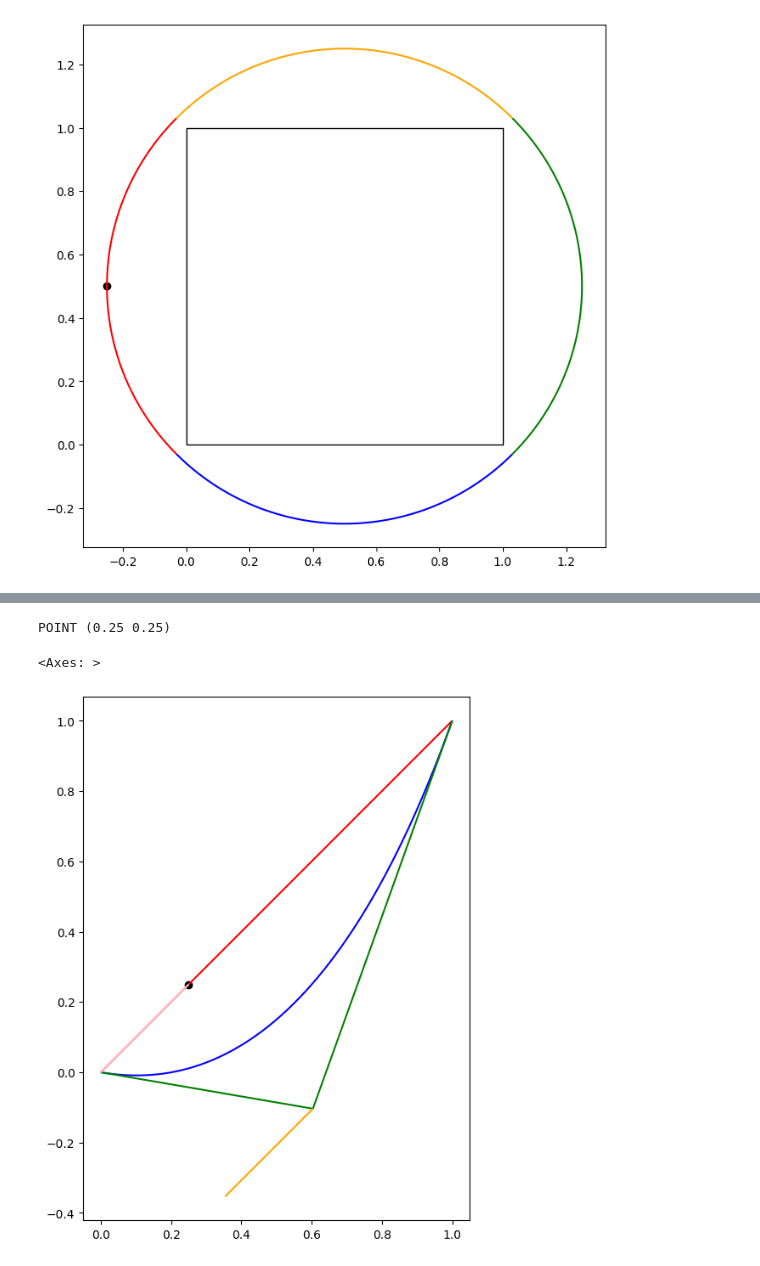
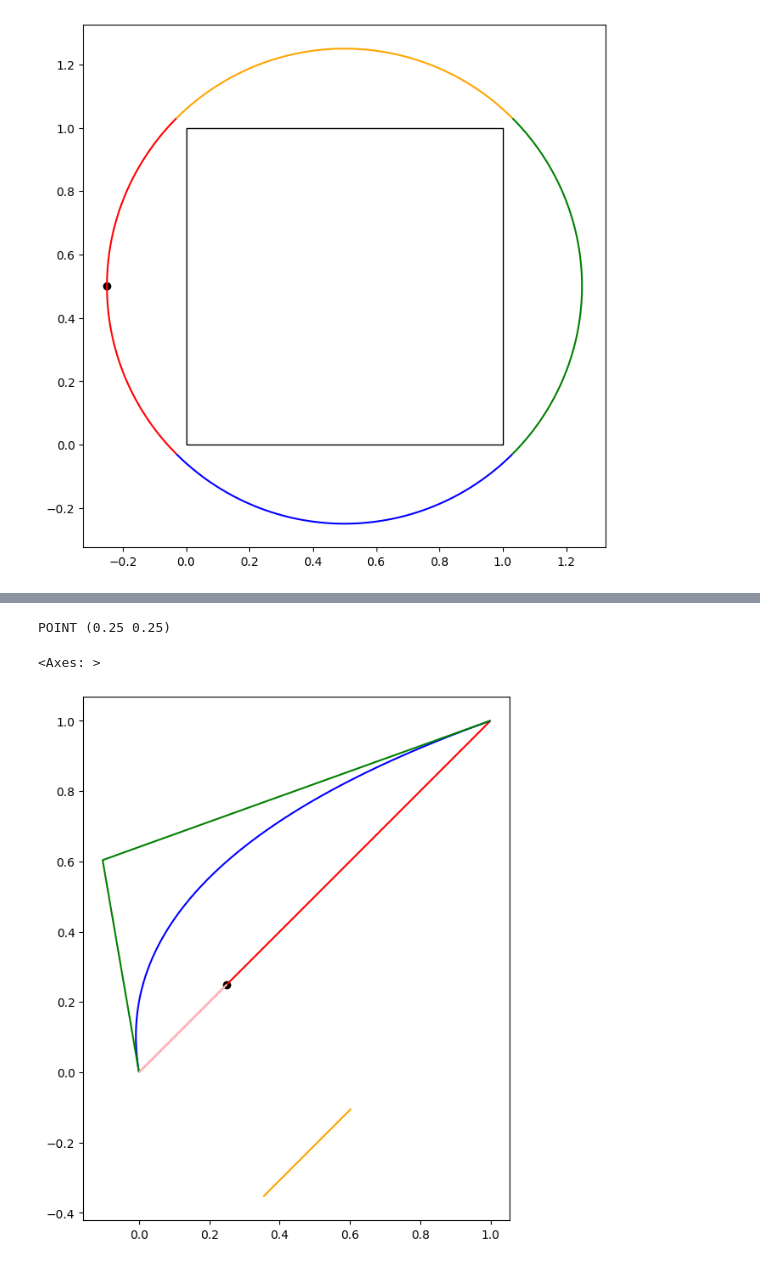
Before and after one commit to paddeaux/radian, a Jupyter notebook: voronoi.ipynb, the cells around one changed output, grey strips where cells are left out. Saved outputs shown, nothing was run; the diff lists cells and outputs as text; code cells hidden in the pictures.

```diff
--- a/voronoi.ipynb
+++ b/voronoi.ipynb
@@ -439,36 +954,36 @@ input_line = loads("LINESTRING(0 0, 1 1)")
 """
 rel_dist = 0.25
 offset_dist = 0.5
-curve_process = LineStringBender(input_line, rel_dist, offset_dist, 'right')
+curve_process = LineStringBender(input_line, rel_dist, offset_dist, 'left')
 
 point_control_on_line = input_line.interpolate(rel_dist, True)
 
 print(curve_process.node_controler_geom())
 
 point_control_line = LineString([
             input_line.coords[0],
             *point_control_on_line.coords[:]
         ])
 offset_line = point_control_line.parallel_offset(
             offset_dist,
             'right'
         )
 
 curve_smooth = curve_process.smooth_curve_geom()
 curve_raw = curve_process.raw_curve_geom()
 
 fig, ax = plt.subplots(1,1, figsize=(10,8))
 
 gpd.GeoSeries(input_line).plot(ax=ax, color='red')
 gpd.GeoSeries(curve_smooth).plot(ax=ax, color='blue')
 gpd.GeoSeries(curve_raw).plot(ax=ax, color='green')
 gpd.GeoSeries(curve_process.node_controler_geom()).plot(ax=ax, color='black')
 gpd.GeoSeries(point_control_line).plot(ax=ax, color='pink')
 gpd.GeoSeries(offset_line).plot(ax=ax, color='orange')
 # %% [output]
 POINT (0.25 0.25)
 <Axes: >
-[figure, old version]
+[figure, new version]
 # %%
 import numpy as np
 from scipy.special import comb
```
Also changed, not shown: parts of 16 cells of this notebook, 6 other files.
